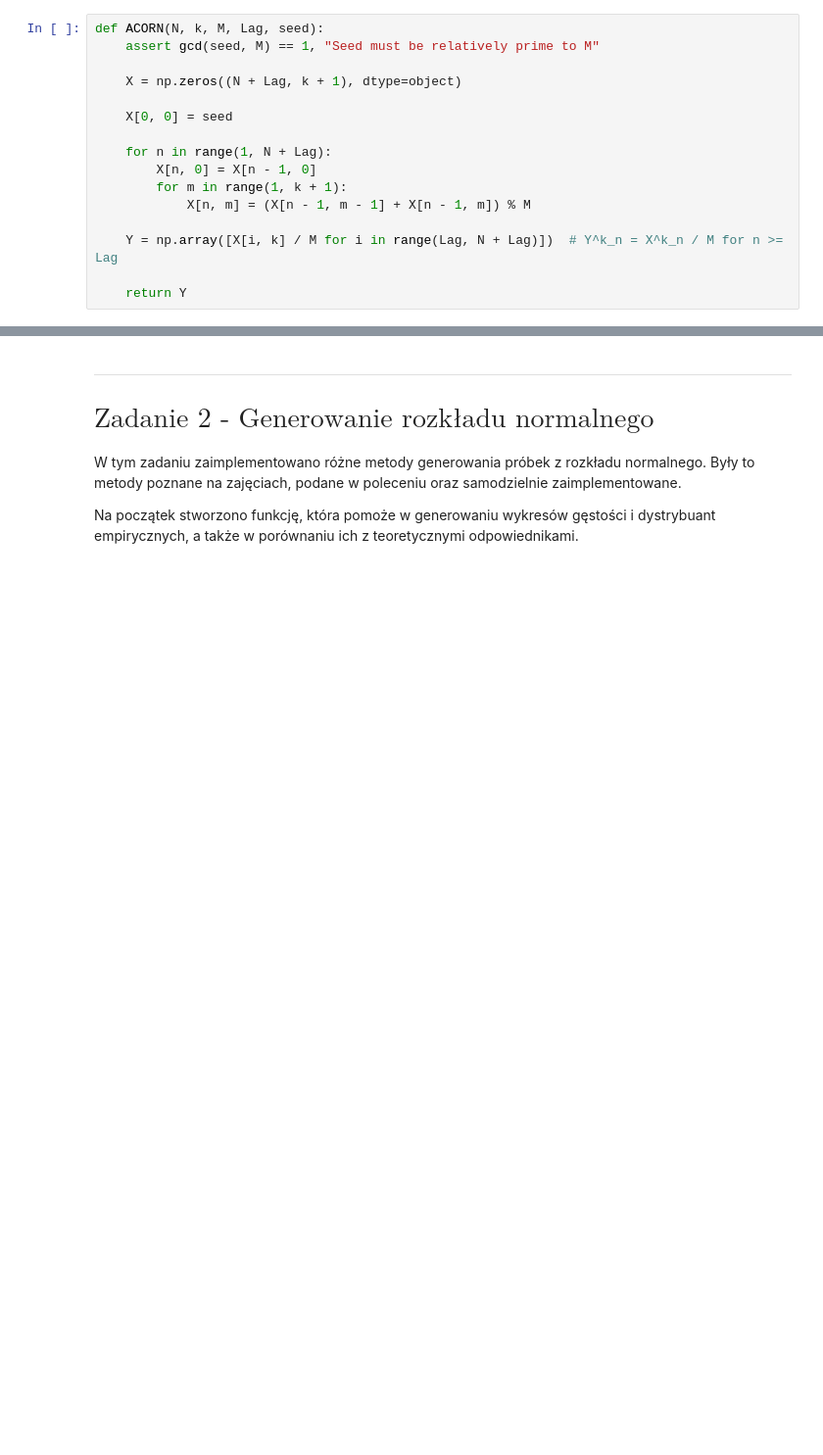
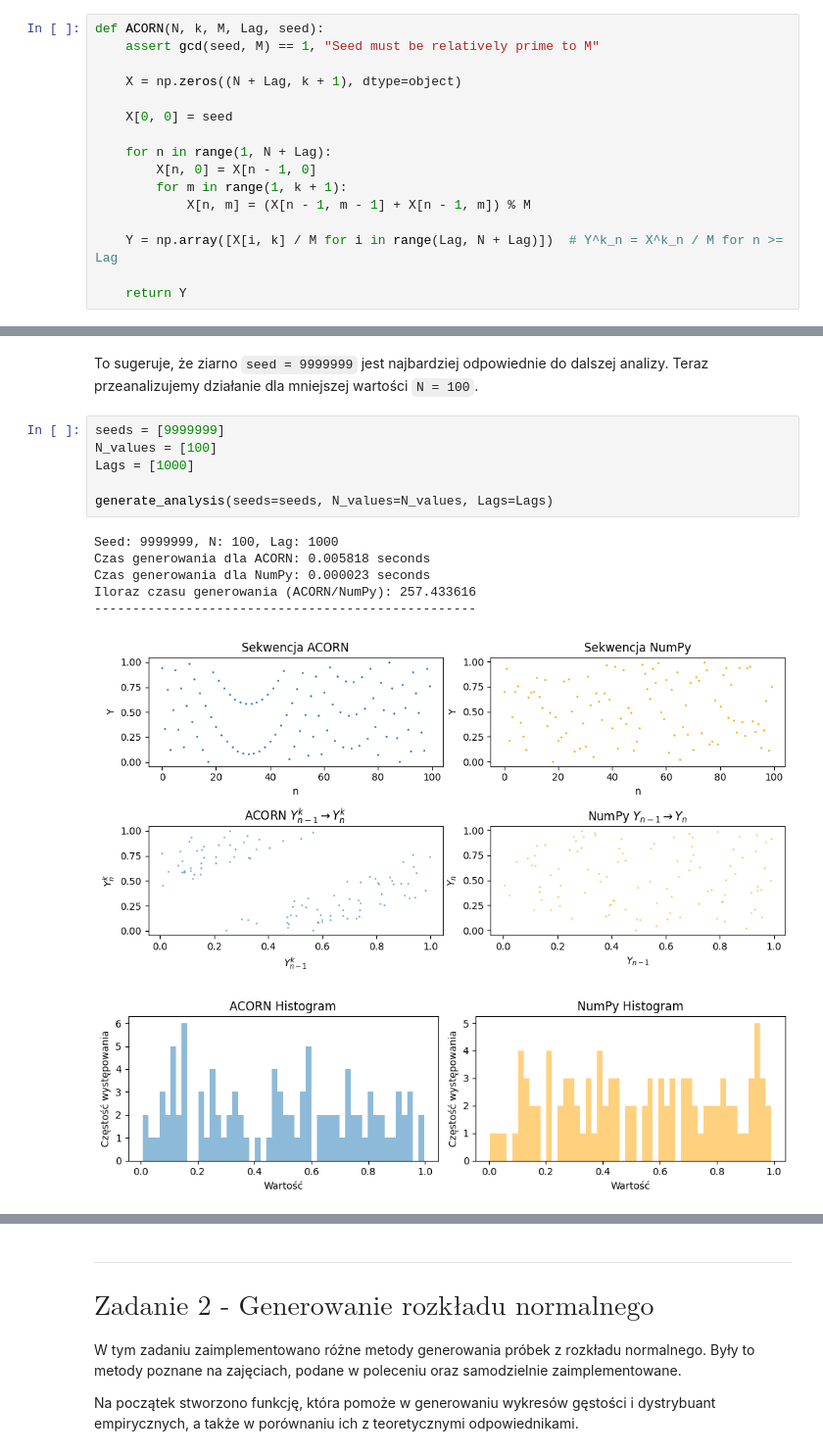
Before and after one commit to mathieuboro/symulacje, a Jupyter notebook: Raport_Sym.ipynb, the cells around one changed output, grey strips where cells are left out. Shown at 98% size. Saved outputs shown, nothing was run; the diff lists cells and outputs as text; blank space fills up the shorter version.

```diff
--- a/Raport_Sym.ipynb
+++ b/Raport_Sym.ipynb
@@ -146,0 +188,16 @@ CZas generowania dla Numpy: 0.000998 seconds
+# %% [markdown]
+To sugeruje, że ziarno `seed = 9999999` jest najbardziej odpowiednie do dalszej analizy. Teraz przeanalizujemy działanie dla mniejszej wartości `N = 100`.
+# %%
+seeds = [9999999]
+N_values = [100]
+Lags = [1000]
+
+generate_analysis(seeds=seeds, N_values=N_values, Lags=Lags)
+# %% [output]
+Seed: 9999999, N: 100, Lag: 1000
+Czas generowania dla ACORN: 0.005818 seconds
+Czas generowania dla NumPy: 0.000023 seconds
+Iloraz czasu generowania (ACORN/NumPy): 257.433616
+--------------------------------------------------
+[figure, added]
+[figure, added]
```
Also changed, not shown: parts of 20 cells of this notebook.
